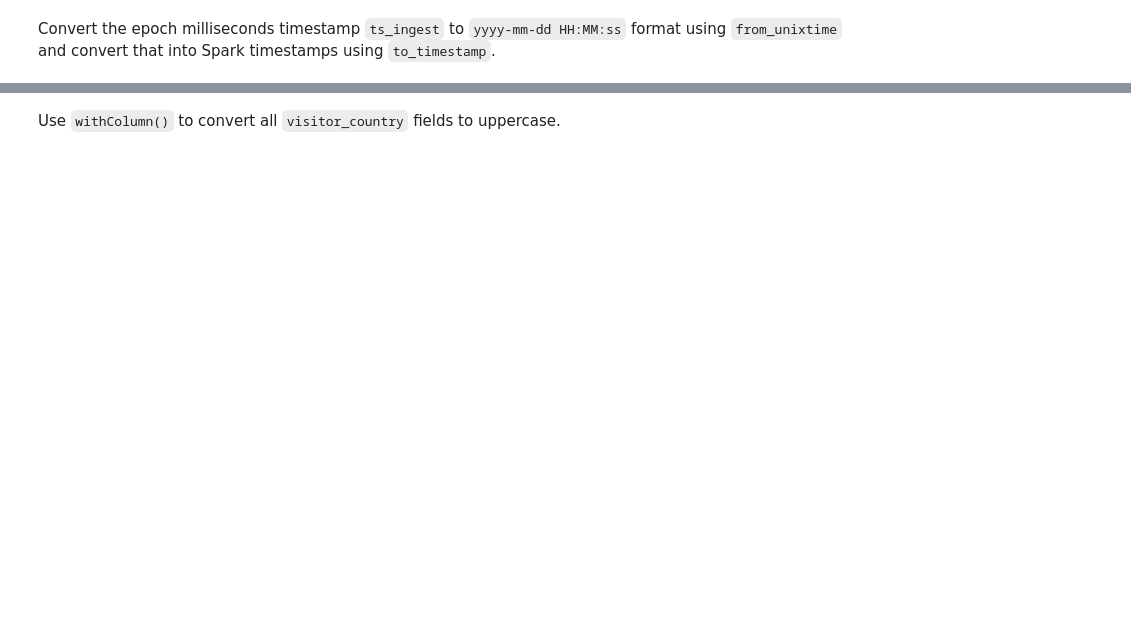
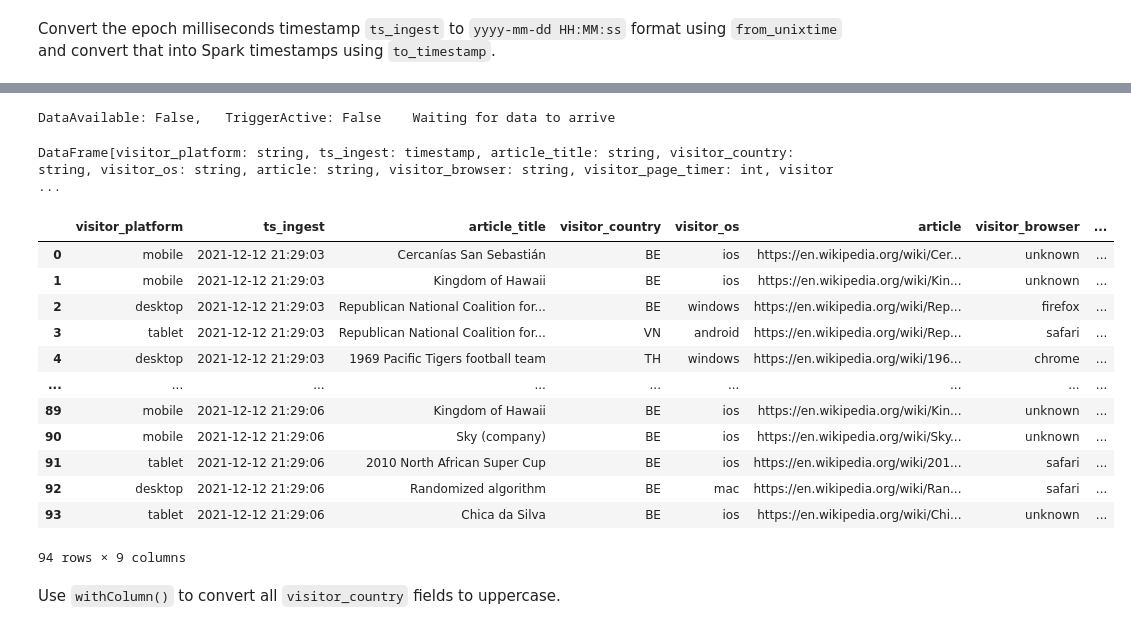
Before and after one commit to IBCNServices/kappa-course-solution, a Jupyter notebook: cleanup.ipynb, the cells around one changed output, grey strips where cells are left out. Saved outputs shown, nothing was run; the diff lists cells and outputs as text; code cells hidden in the pictures; blank space fills up the shorter version.

```diff
--- a/cleanup.ipynb
+++ b/cleanup.ipynb
@@ -115,6 +115,15 @@ from pyspark.sql.functions import *
 
 
 def test_query(sdf, mode="append", rows=None, wait=2, sort=None):
+    # If a query with the same name exists, stop it.
+    query_name = "test_query"
+    query = None
+    for q in spark.streams.active:
+        if (q.name == query_name):
+            query = q
+    if query is not None:
+        query.stop()
+
     try:
         tq = (
             # Create an output stream
@@ -124,7 +133,7 @@ def test_query(sdf, mode="append", rows=None, wait=2, sort=None):
             # Write output stream to an in-memory Spark table (a DataFrame)
             .format("memory")
             # The name of the output table will be the same as the name of the query
-            .queryName("test_query")
+            .queryName(query_name)
             # Submit the query to Spark and execute it
             .start()
         )
@@ -141,7 +150,7 @@ def test_query(sdf, mode="append", rows=None, wait=2, sort=None):
         # Kafka.
         print(f"DataAvailable: {tq.status['isDataAvailable']},\tTriggerActive: {tq.status['isTriggerActive']}\t{tq.status['message']}")
 
-        memory_sink = spark.table("test_query")
+        memory_sink = spark.table(query_name)
 
         if sort:
             memory_sink = memory_sink.sort(*sort)
@@ -290,9 +322,10 @@ Convert the epoch milliseconds timestamp `ts_ingest` to `yyyy-mm-dd HH:MM:ss` fo
 df_DateConverted = (
     stream_without_na
     # Alter column ts_ingest to convert epochs (milli) to yyyy-mm-dd HH:MM:ss format
-    .withColumn("ts_ingest", from_unixtime(df_data['ts_ingest']/1000))
+    .withColumn("ts_ingest", from_unixtime(col('ts_ingest')/1000))
     # ts_ingest column is of type String, needs to be converted to TimestampType
     .withColumn('ts_ingest', to_timestamp(col('ts_ingest').cast(dataType=TimestampType())))
 )
 
 test_query(df_DateConverted, mode="append")
+# %% [output]
@@ -299,3 +334,18 @@ test_query(df_DateConverted, mode="append")
+DataAvailable: False,   TriggerActive: False    Waiting for data to arrive
+DataFrame[visitor_platform: string, ts_ingest: timestamp, article_title: string, visitor_country: string, visitor_os: string, article: string, visitor_browser: string, visitor_page_timer: int, visitor ...
+|  | visitor_platform | ts_ingest | article_title | visitor_country | visitor_os | article | visitor_browser | ... |
+| 0 | mobile | 2021-12-12 21:29:03 | Cercanías San Sebastián | BE | ios | https://en.wikipedia.org/wiki/Cer... | unknown | ... |
+| 1 | mobile | 2021-12-12 21:29:03 | Kingdom of Hawaii | BE | ios | https://en.wikipedia.org/wiki/Kin... | unknown | ... |
+| 2 | desktop | 2021-12-12 21:29:03 | Republican National Coalition for... | BE | windows | https://en.wikipedia.org/wiki/Rep... | firefox | ... |
+| 3 | tablet | 2021-12-12 21:29:03 | Republican National Coalition for... | VN | android | https://en.wikipedia.org/wiki/Rep... | safari | ... |
+| 4 | desktop | 2021-12-12 21:29:03 | 1969 Pacific Tigers football team | TH | windows | https://en.wikipedia.org/wiki/196... | chrome | ... |
+| ... | ... | ... | ... | ... | ... | ... | ... | ... |
+| 89 | mobile | 2021-12-12 21:29:06 | Kingdom of Hawaii | BE | ios | https://en.wikipedia.org/wiki/Kin... | unknown | ... |
+| 90 | mobile | 2021-12-12 21:29:06 | Sky (company) | BE | ios | https://en.wikipedia.org/wiki/Sky... | unknown | ... |
+| 91 | tablet | 2021-12-12 21:29:06 | 2010 North African Super Cup | BE | ios | https://en.wikipedia.org/wiki/201... | safari | ... |
+| 92 | desktop | 2021-12-12 21:29:06 | Randomized algorithm | BE | mac | https://en.wikipedia.org/wiki/Ran... | safari | ... |
+| 93 | tablet | 2021-12-12 21:29:06 | Chica da Silva | BE | ios | https://en.wikipedia.org/wiki/Chi... | unknown | ... |
+94 rows × 9 columns
 # %% [markdown]
 Use `withColumn()` to convert all `visitor_country` fields to uppercase.
 # %%
```
Also changed, not shown: parts of 17 cells of this notebook, 2 other files.
